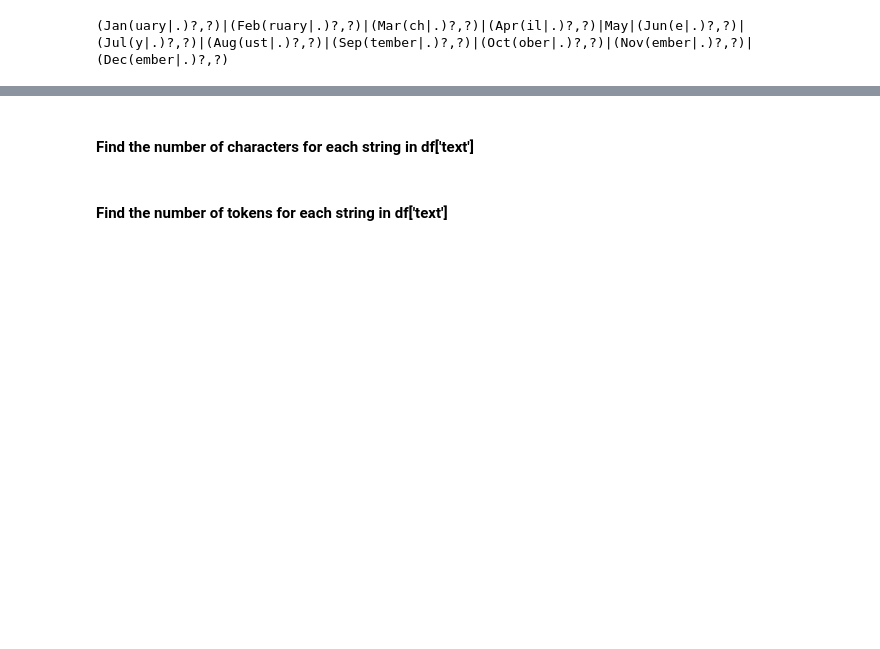
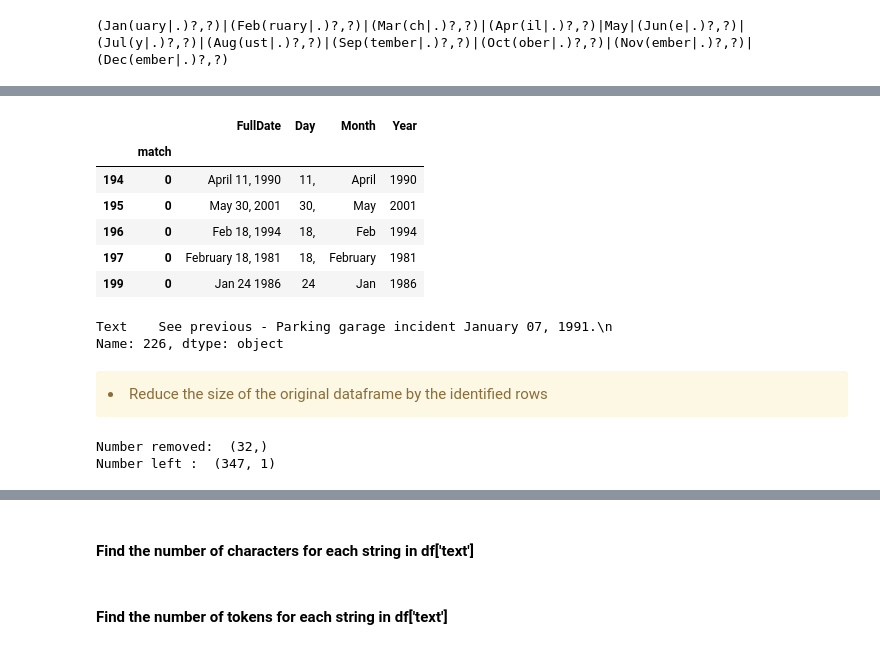
Before and after one commit to sjtalkar/StartHereTemplates, a Jupyter notebook: RegularExpressions.ipynb, the cells around one changed output, grey strips where cells are left out. Saved outputs shown, nothing was run; the diff lists cells and outputs as text; code cells hidden in the pictures; blank space fills up the shorter version.

Commit message:
First Complete set of regular expressions

```diff
--- a/RegularExpressions.ipynb
+++ b/RegularExpressions.ipynb
@@ -216,0 +189,8 @@ df_date_extracted_just_year
+# %%
+def removeIdentified(df_original, df_toremove):
+    #Each index in created df is a tuple, the first element of this tuple is the index of the original table
+    captured_index  = pd.Series([i[0] for i in df_toremove.index])
+    print("Number removed: ", captured_index.shape)
+    df_original = df_original[~df_original.index.isin(captured_index)]
+    print("Number left : " ,df_original.shape)#(379, 2)
+    return df_original
@@ -230,4 +220,4 @@ print(totalpattern)
 # %% [output]
 (Jan(uary|.)?,?)|(Feb(ruary|.)?,?)|(Mar(ch|.)?,?)|(Apr(il|.)?,?)|May|(Jun(e|.)?,?)|(Jul(y|.)?,?)|(Aug(ust|.)?,?)|(Sep(tember|.)?,?)|(Oct(ober|.)?,?)|(Nov(ember|.)?,?)|(Dec(ember|.)?,?)
 # %%
-df_date_extracted_with_monthnames = df['Text'].str.extractall(r'(?P<FullDate>(?P<Month>(Jan(uary|.)?,?)|(Feb(ruary|.)?,?)|(Mar(ch|.)?,?)|(Apr(il|.)?,?)|May|(Jun(e|.)?,?)|(Jul(y|.)?,?)|(Aug(ust|.)?,?)|(Sep(tember|.)?,?)|(Oct(ober|.)?,?)|(Nov(ember|.)?,?)|(Dec(ember|.)?,?))[\s-](?P<Day>\d?\d,?)?[\s-](?P<Year>\d\d\d\d))')
+df_monthname = df_copy['Text'].str.extractall(r'(?P<FullDate>(?P<Month>(Jan(?:uary|.)?,?)|(Feb(?:ruary|.)?,?)|(Mar(?:ch|.)?,?)|(Apr(?:il|.)?,?)|May|(Jun(?:e|.)?,?)|(Jul(?:y|.)?,?)|(Aug(?:ust|.)?,?)|(Sep(?:tember|.)?,?)|(Oct(?:ober|.)?,?)|(Nov(?:ember|.)?,?)|(Dec(?:ember|.)?,?))[\s-](?P<Day>\d?\d,?)?[\s-](?P<Year>\d\d\d\d))')
@@ -233,0 +229,28 @@ df_date_extracted_with_monthnames = df['Text'].str.extractall(r'(?P<FullDate>(?P
+# %%
+#df_date_extracted_with_monthnames.shape #(164, 3)
+df_monthname = df_monthname[['FullDate', 'Day', 'Month', 'Year'] ]
+# %%
+df_monthname.head()
+# %% [output]
+|  |  | FullDate | Day | Month | Year |
+|  | match |  |  |  |  |
+| 194 | 0 | April 11, 1990 | 11, | April | 1990 |
+| 195 | 0 | May 30, 2001 | 30, | May | 2001 |
+| 196 | 0 | Feb 18, 1994 | 18, | Feb | 1994 |
+| 197 | 0 | February 18, 1981 | 18, | February | 1981 |
+| 199 | 0 | Jan 24 1986 | 24 | Jan | 1986 |
+# %%
+#print(df.iloc[127])
+print(df.loc[226])#See previous - Parking garage incident January 07, 1991.\n
+# %% [output]
+Text    See previous - Parking garage incident January 07, 1991.\n
+Name: 226, dtype: object
+# %% [markdown]
+<div class='alert alert-block alert-warning'>
+<li>Reduce the size of the original dataframe by the identified rows  </li>
+</div>
+# %%
+df_copy = removeIdentified(df_copy,df_monthname)
+# %% [output]
+Number removed:  (32,)
+Number left :  (347, 1)
```
Also changed, not shown: parts of 56 cells of this notebook.
